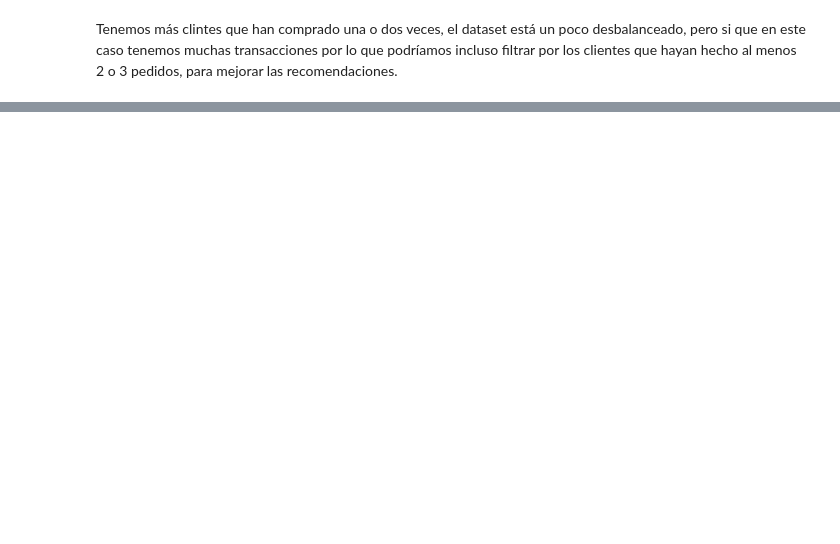
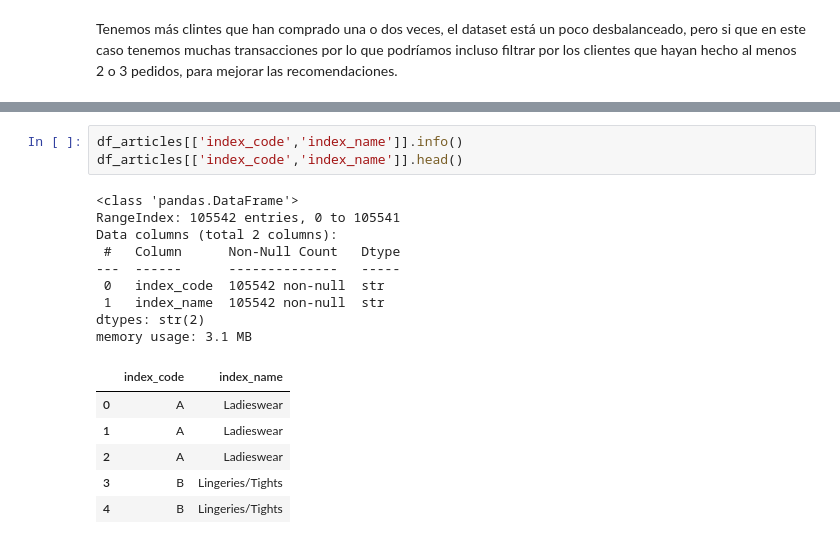
Before and after one commit to albamlln06/HYM-Product-Recommende, a Jupyter notebook: analysis/02_explore.ipynb, the cells around one changed output, grey strips where cells are left out. Saved outputs shown, nothing was run; the diff lists cells and outputs as text; blank space fills up the shorter version.

```diff
--- a/analysis/02_explore.ipynb
+++ b/analysis/02_explore.ipynb
@@ -167,0 +229,19 @@ Tenemos más clintes que han comprado una o dos veces, el dataset está un poco
+# %%
+df_articles[['index_code','index_name']].info()
+df_articles[['index_code','index_name']].head()
+# %% [output]
+<class 'pandas.DataFrame'>
+RangeIndex: 105542 entries, 0 to 105541
+Data columns (total 2 columns):
+ #   Column      Non-Null Count   Dtype
+---  ------      --------------   -----
+ 0   index_code  105542 non-null  str
+ 1   index_name  105542 non-null  str
+dtypes: str(2)
+memory usage: 3.1 MB
+|  | index_code | index_name |
+| 0 | A | Ladieswear |
+| 1 | A | Ladieswear |
+| 2 | A | Ladieswear |
+| 3 | B | Lingeries/Tights |
+| 4 | B | Lingeries/Tights |
```
Also changed, not shown: parts of 9 cells of this notebook, 3 other files.
